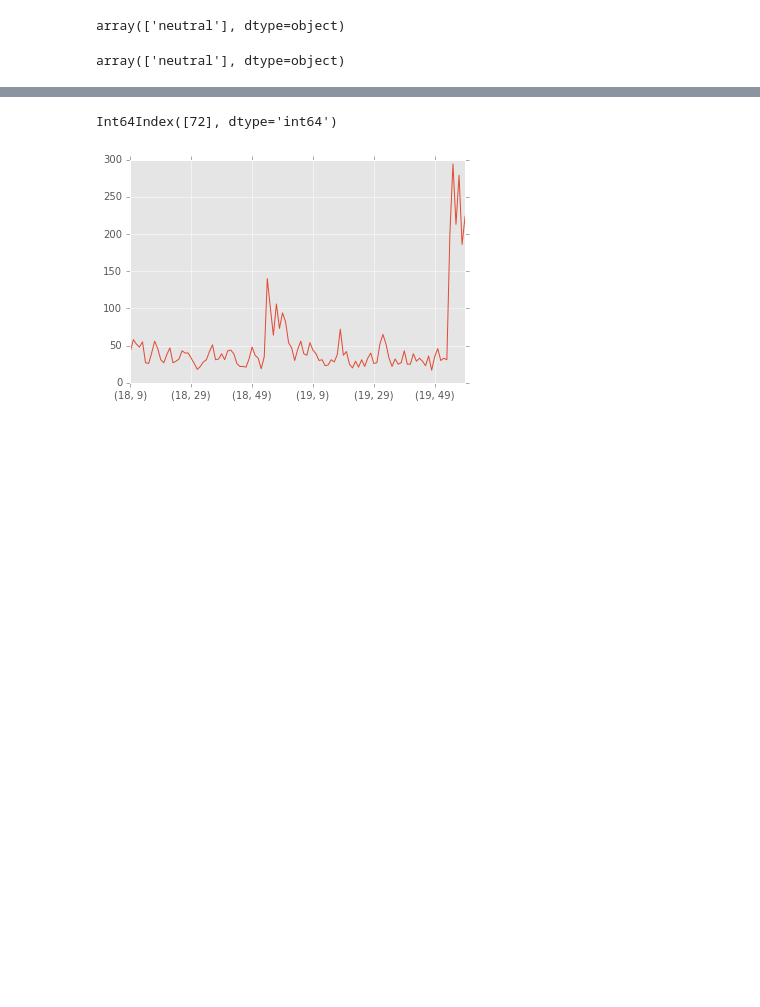
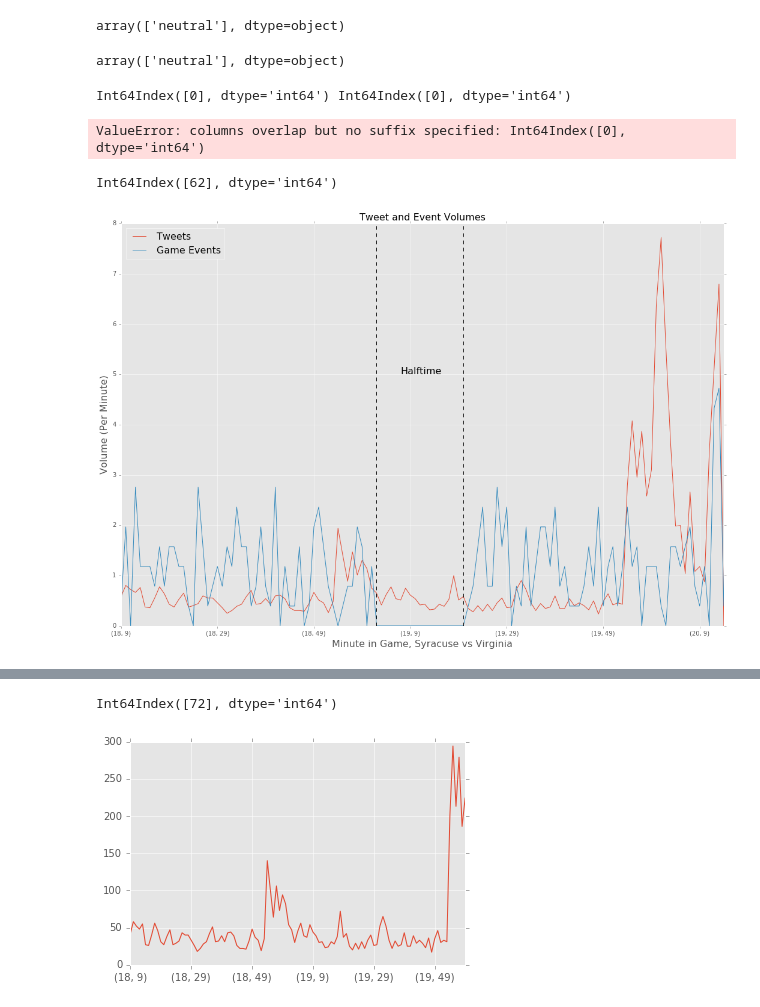
Before and after one commit to greensam/am221project, a Jupyter notebook: Analysis/Updated_Main Analysis.ipynb, the cells around one changed output, grey strips where cells are left out. Saved outputs shown, nothing was run; the diff lists cells and outputs as text; code cells hidden in the pictures; blank space fills up the shorter version.

```diff
--- a/Analysis/Updated_Main Analysis.ipynb
+++ b/Analysis/Updated_Main Analysis.ipynb
@@ -584,6 +603,11 @@ def tweeteventplotandregression(team1, team2):
     plt.plot(jointdf['Event'], preds)
 
     return (reg)
+# %%
+tweeteventplotandregression('Syracuse', 'Virginia')
+# %% [output]
+Int64Index([0], dtype='int64') Int64Index([0], dtype='int64')
+ValueError: columns overlap but no suffix specified: Int64Index([0], dtype='int64')
 # %%
 team1, team2 = "Syracuse", "Virginia"
 gamemeta = getgamemeta(team1, team2)
@@ -591,3 +698,8 @@ events, tweets = databytime(team1, team2, simpleconv(gamemeta['start']), simplec
+# %%
+marginplot22('Syracuse', 'Virginia')
+# %% [output]
+Int64Index([62], dtype='int64')
+[figure, added]
 # %%
 # Write a simple function that converts the datetime to a "%H:%M" variable
 def simpleconv(datetime):
```
Also changed, not shown: parts of 3 cells of this notebook, 3 other files.
